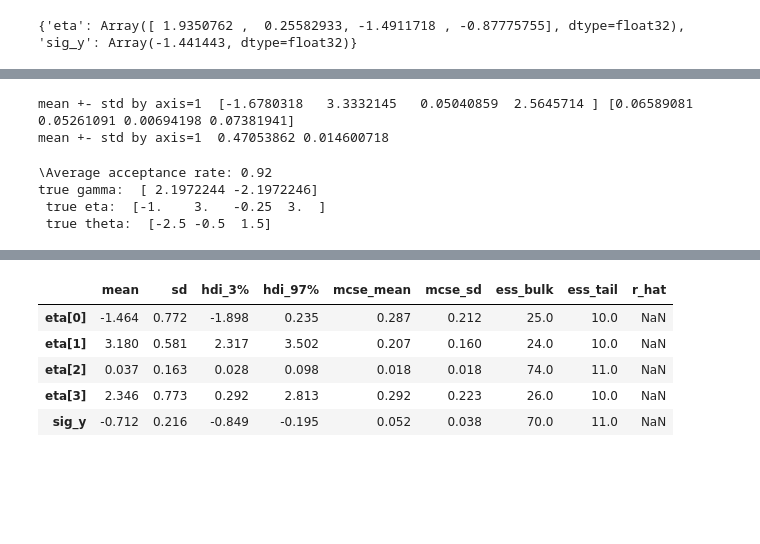
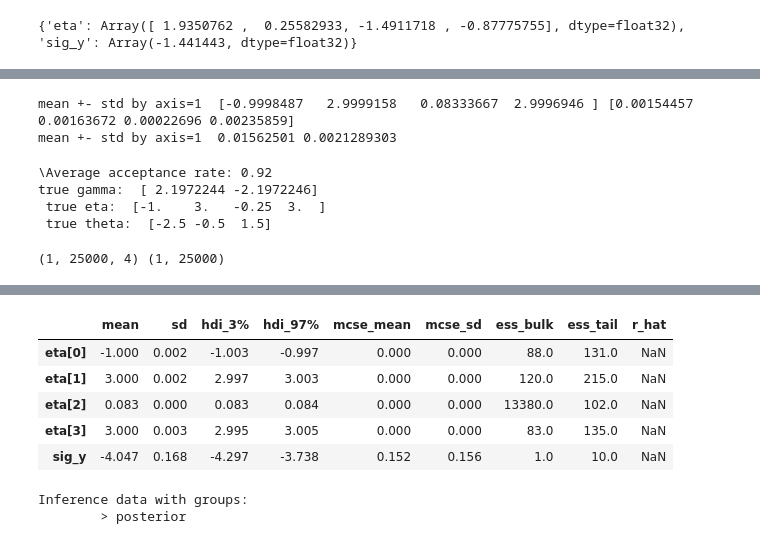
Before and after one commit to barwein/BayesProxyNets, a Jupyter notebook: src/test_discrete_sampling.ipynb, the cells around one changed output, grey strips where cells are left out. Saved outputs shown, nothing was run; the diff lists cells and outputs as text; code cells hidden in the pictures; blank space fills up the shorter version.

```diff
--- a/src/test_discrete_sampling.ipynb
+++ b/src/test_discrete_sampling.ipynb
@@ -692,8 +692,8 @@ init_params_outcome, potential_fn_gen_outcome, *_ = initialize_model(
     outcome_model,
     # model_args=(x, Z, triu_star, triu_obs, df_edges, Y),
     # model_args=(x, Z, triu_obs, triu_obs, df_edges, Y),
-    model_args=(x, Z, final_carry[1], Y),
-    # model_args=(x, Z, triu_star, Y),
+    # model_args=(x, Z, final_carry[1], Y),
+    model_args=(x, Z, triu_star, Y),
     # model_args=(x, Z, final_carry[1], Y),
     dynamic_args=True
     )
@@ -701,8 +701,8 @@ init_params_outcome, potential_fn_gen_outcome, *_ = initialize_model(
 # logdensity_fn = lambda position: -potential_fn_gen(x, Z, triu_star, Y)(position)
 # logdensity_fn = lambda position: -potential_fn_gen(x, Z, triu_star, triu_obs, df_edges, Y)(position)
 def logdensity_fn_outcome(position):
-    return -potential_fn_gen_outcome(x, Z, final_carry[1], Y)(position)
-    # return -potential_fn_gen_outcome(x, Z, triu_star, Y)(position)
+    # return -potential_fn_gen_outcome(x, Z, final_carry[1], Y)(position)
+    return -potential_fn_gen_outcome(x, Z, triu_star, Y)(position)
 # logdensity_fn = lambda position: -potential_fn_gen(x, Z, final_carry[1], Y)(position)
 initial_position_oc = init_params_outcome.z
 print(initial_position_oc)
@@ -816,6 +816,7 @@ states, acc_rates, step_sizes = inference_loop(
     mala_oc,
     new_state,
     logdensity_fn_outcome,
-    initial_step_size=1e-5,
-    num_samples=40000
+    initial_step_size=1e-3,
+    num_samples=40000,
+    target_acceptance=0.8
 )
@@ -829,13 +856,13 @@ plt.plot(step_sizes)
 # %%
-eta_post = states.position["eta"][5000:,:]
-sig_post = jnp.exp(states.position["sig_y"][5000:])
+eta_post = states.position["eta"][20000:,:]
+sig_post = jnp.exp(states.position["sig_y"][20000:])
 print("mean +- std by axis=1 ", jnp.mean(eta_post, axis=0), jnp.std(eta_post, axis=0))
 print("mean +- std by axis=1 ", jnp.mean(sig_post, axis=0), jnp.std(sig_post, axis=0))
 # gamma_post = states.position["gamma"][30000:,:]
 # print("mean +- std by axis=1 ", jnp.mean(gamma_post, axis=0), jnp.std(gamma_post, axis=0))
 # %% [output]
-mean +- std by axis=1  [-1.6780318   3.3332145   0.05040859  2.5645714 ] [0.06589081 0.05261091 0.00694198 0.07381941]
-mean +- std by axis=1  0.47053862 0.014600718
+mean +- std by axis=1  [-0.9998487   2.9999158   0.08333667  2.9996946 ] [0.00154457 0.00163672 0.00022696 0.00235859]
+mean +- std by axis=1  0.01562501 0.0021289303
 # %%
 acceptance_rate = np.mean(infos)
 # num_divergent = np.mean(infos[1])
@@ -852,10 +879,18 @@ print("true gamma: ", gamma, "\n",
 true gamma:  [ 2.1972244 -2.1972246]
  true eta:  [-1.    3.   -0.25  3.  ]
  true theta:  [-2.5 -0.5  1.5]
+# %%
+post = {"eta" : states.position["eta"][15000:,][None, ...],
+        "sig_y" : states.position["sig_y"][15000:,][None, ...],}
+
+print(post["eta"].shape, post["sig_y"].shape)
+# %% [output]
+(1, 25000, 4) (1, 25000)
 # %%
 import matplotlib.pyplot as plt
 import arviz as az
 
-idata = az.from_dict(posterior={k: v[None, ...] for k, v in states.position.items()})
+# idata = az.from_dict(posterior={k: v[None, ...] for k, v in states.position.items()}, )
+idata = az.from_dict(posterior=post)
 az.summary(idata)
 # %% [output]
@@ -863,6 +898,11 @@ arviz - WARNING - Shape validation failed: input_shape: (1, 40000), minimum_shap
 |  | mean | sd | hdi_3% | hdi_97% | mcse_mean | mcse_sd | ess_bulk | ess_tail | r_hat |
-| eta[0] | -1.464 | 0.772 | -1.898 | 0.235 | 0.287 | 0.212 | 25.0 | 10.0 | NaN |
-| eta[1] | 3.180 | 0.581 | 2.317 | 3.502 | 0.207 | 0.160 | 24.0 | 10.0 | NaN |
-| eta[2] | 0.037 | 0.163 | 0.028 | 0.098 | 0.018 | 0.018 | 74.0 | 11.0 | NaN |
-| eta[3] | 2.346 | 0.773 | 0.292 | 2.813 | 0.292 | 0.223 | 26.0 | 10.0 | NaN |
-| sig_y | -0.712 | 0.216 | -0.849 | -0.195 | 0.052 | 0.038 | 70.0 | 11.0 | NaN |
+| eta[0] | -1.000 | 0.002 | -1.003 | -0.997 | 0.000 | 0.000 | 88.0 | 131.0 | NaN |
+| eta[1] | 3.000 | 0.002 | 2.997 | 3.003 | 0.000 | 0.000 | 120.0 | 215.0 | NaN |
+| eta[2] | 0.083 | 0.000 | 0.083 | 0.084 | 0.000 | 0.000 | 13380.0 | 102.0 | NaN |
+| eta[3] | 3.000 | 0.003 | 2.995 | 3.005 | 0.000 | 0.000 | 83.0 | 135.0 | NaN |
+| sig_y | -4.047 | 0.168 | -4.297 | -3.738 | 0.152 | 0.156 | 1.0 | 10.0 | NaN |
+# %%
+idata
+# %% [output]
+Inference data with groups:
+        > posterior
```
Also changed, not shown: parts of 5 cells of this notebook.
